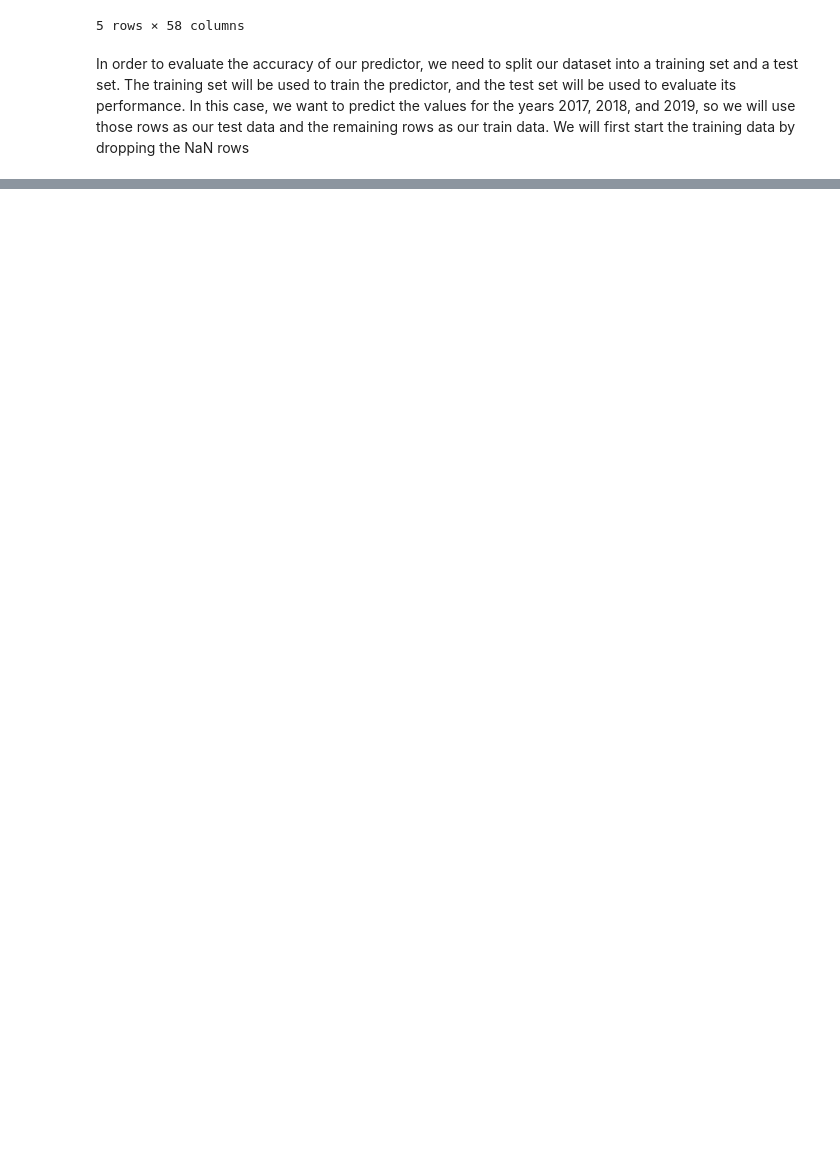
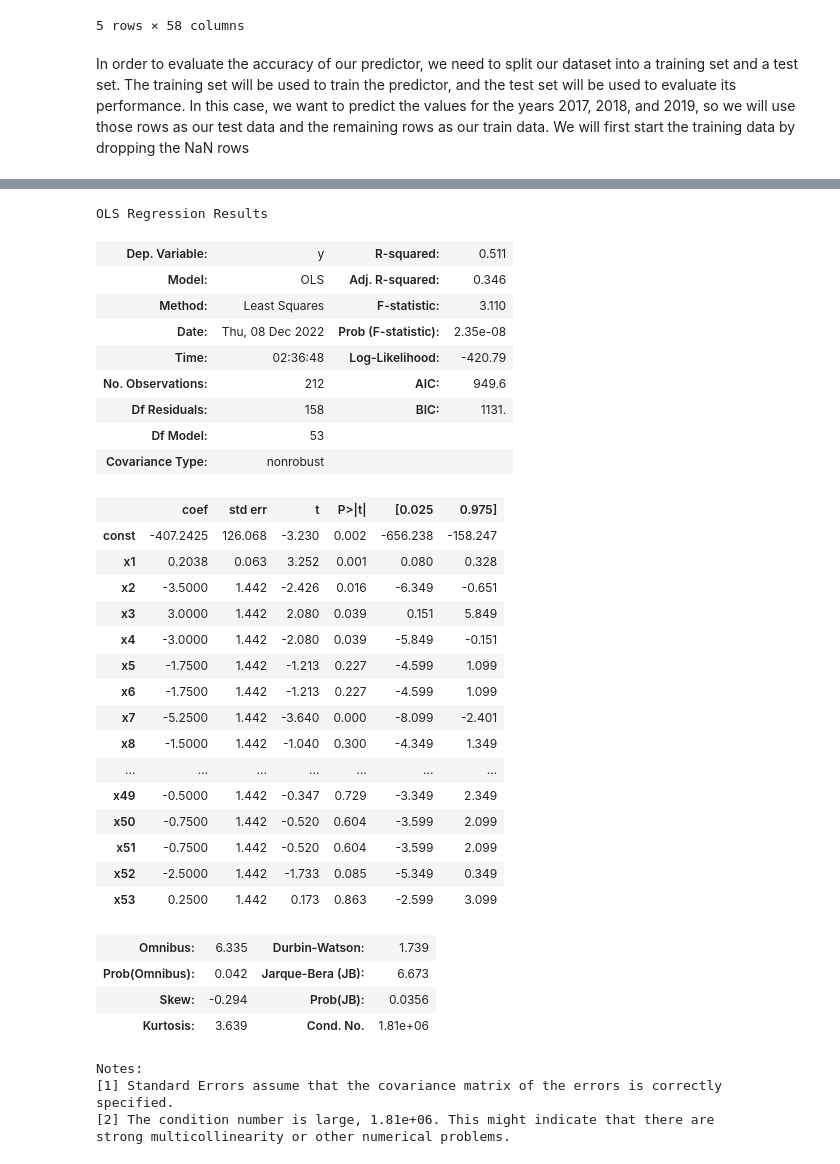
Before and after one commit to rohanondkar/rohanondkar.github.io, a Jupyter notebook: final.ipynb, the cells around one changed output, grey strips where cells are left out. Cells and saved outputs as stored; diff of their text form; code cells hidden in the pictures; blank space fills up the shorter version.

```diff
--- a/final.ipynb
+++ b/final.ipynb
@@ -195,5 +199,23 @@ avg_score.head()
 In order to evaluate the accuracy of our predictor, we need to split our dataset into a training set and a test set. The training set will be used to train the predictor, and the test set will be used to evaluate its performance. In this case, we want to predict the values for the years 2017, 2018, and 2019, so we will use those rows as our test data and the remaining rows as our train data. We will first start the training data by dropping the NaN rows
 # %%
 # drop the NaN rows
-before = state_avg[state_avg['YEAR'] < 2017].dropna()
-predict = state_avg[state_avg['YEAR'] >= 2017].dropna()
+trainer = state_avg[state_avg['YEAR'] < 2017].dropna()
+predictor = state_avg[state_avg['YEAR'] >= 2017].dropna()
+# %%
+from sklearn.linear_model import LinearRegression
+
+X_reading = []
+y_reading = []
+X_math = []
+y_math = []
+
+# iterate through each row and add the year and state to the X variables and the growths to the y variables
+for i, row in trainer.iterrows():
+    add = row[3:].tolist()
+    add.insert(0, row['YEAR'])
+    X_reading.append(add)
+    y_reading.append(row['READING_CHANGE'])
+    X_math.append(add)
+    y_math.append(row['MATH_CHANGE'])
+
+trainer
@@ -199,0 +278,39 @@ predict = state_avg[state_avg['YEAR'] >= 2017].dropna()
+# %%
+# create statsmodel for math data
+predict_math = sm.OLS(trainer['MATH_CHANGE'].tolist(), sm.add_constant(X_math)).fit()
+predict_math.summary()
+# %% [output]
+OLS Regression Results
+| Dep. Variable: | y | R-squared: | 0.511 |
+| Model: | OLS | Adj. R-squared: | 0.346 |
+| Method: | Least Squares | F-statistic: | 3.110 |
+| Date: | Thu, 08 Dec 2022 | Prob (F-statistic): | 2.35e-08 |
+| Time: | 02:36:48 | Log-Likelihood: | -420.79 |
+| No. Observations: | 212 | AIC: | 949.6 |
+| Df Residuals: | 158 | BIC: | 1131. |
+| Df Model: | 53 |  |  |
+| Covariance Type: | nonrobust |  |  |
+|  | coef | std err | t | P>|t| | [0.025 | 0.975] |
+| const | -407.2425 | 126.068 | -3.230 | 0.002 | -656.238 | -158.247 |
+| x1 | 0.2038 | 0.063 | 3.252 | 0.001 | 0.080 | 0.328 |
+| x2 | -3.5000 | 1.442 | -2.426 | 0.016 | -6.349 | -0.651 |
+| x3 | 3.0000 | 1.442 | 2.080 | 0.039 | 0.151 | 5.849 |
+| x4 | -3.0000 | 1.442 | -2.080 | 0.039 | -5.849 | -0.151 |
+| x5 | -1.7500 | 1.442 | -1.213 | 0.227 | -4.599 | 1.099 |
+| x6 | -1.7500 | 1.442 | -1.213 | 0.227 | -4.599 | 1.099 |
+| x7 | -5.2500 | 1.442 | -3.640 | 0.000 | -8.099 | -2.401 |
+| x8 | -1.5000 | 1.442 | -1.040 | 0.300 | -4.349 | 1.349 |
+| ... | ... | ... | ... | ... | ... | ... |
+| x49 | -0.5000 | 1.442 | -0.347 | 0.729 | -3.349 | 2.349 |
+| x50 | -0.7500 | 1.442 | -0.520 | 0.604 | -3.599 | 2.099 |
+| x51 | -0.7500 | 1.442 | -0.520 | 0.604 | -3.599 | 2.099 |
+| x52 | -2.5000 | 1.442 | -1.733 | 0.085 | -5.349 | 0.349 |
+| x53 | 0.2500 | 1.442 | 0.173 | 0.863 | -2.599 | 3.099 |
+| Omnibus: | 6.335 | Durbin-Watson: | 1.739 |
+| Prob(Omnibus): | 0.042 | Jarque-Bera (JB): | 6.673 |
+| Skew: | -0.294 | Prob(JB): | 0.0356 |
+| Kurtosis: | 3.639 | Cond. No. | 1.81e+06 |
+Notes:
+[1] Standard Errors assume that the covariance matrix of the errors is correctly specified.
+[2] The condition number is large, 1.81e+06. This might indicate that there are
+strong multicollinearity or other numerical problems.
```
Also changed, not shown: parts of 21 cells of this notebook.
